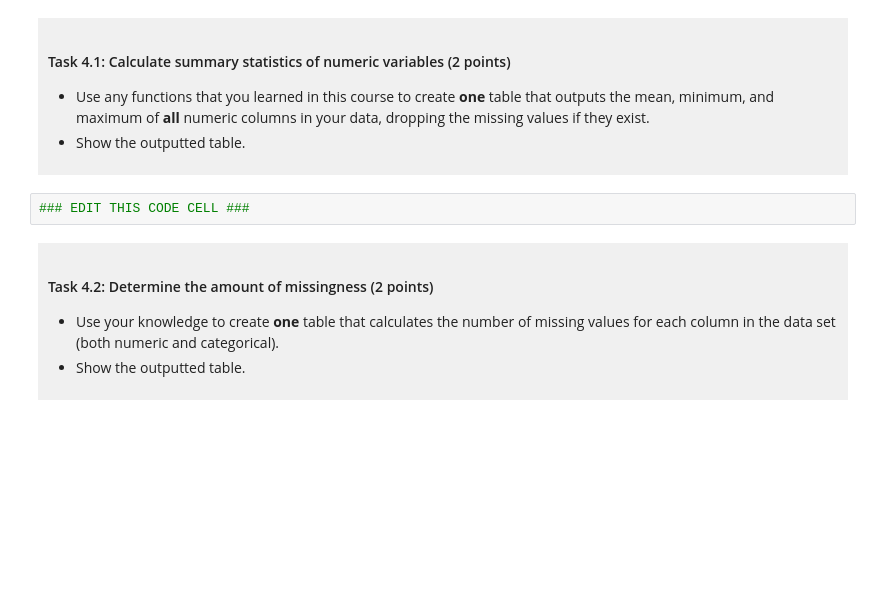
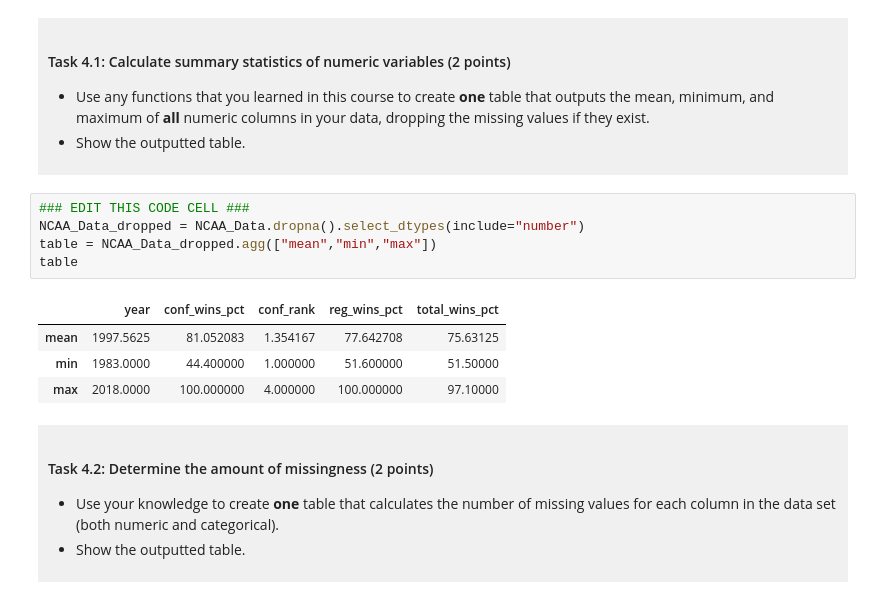
Before and after one commit to rlee513/dsci-100-project-ryan-lee, a Jupyter notebook: dsci-100-project-notebook.ipynb, the cells around one changed output. Saved outputs shown, nothing was run; the diff lists cells and outputs as text; blank space fills up the shorter version.

```diff
--- a/dsci-100-project-notebook.ipynb
+++ b/dsci-100-project-notebook.ipynb
@@ -241,6 +241,14 @@ You will refine your research question (if needed) and produce a tidy data set.
 </div>
 # %%
 ### EDIT THIS CODE CELL ###
+NCAA_Data_dropped = NCAA_Data.dropna().select_dtypes(include="number")
+table = NCAA_Data_dropped.agg(["mean","min","max"])
+table
+# %% [output]
+|  | year | conf_wins_pct | conf_rank | reg_wins_pct | total_wins_pct |
+| mean | 1997.5625 | 81.052083 | 1.354167 | 77.642708 | 75.63125 |
+| min | 1983.0000 | 44.400000 | 1.000000 | 51.600000 | 51.50000 |
+| max | 2018.0000 | 100.000000 | 4.000000 | 100.000000 | 97.10000 |
 # %% [markdown]
 <div style="background-color: #f0f0f0; padding: 10px;">
 
```
Also changed, not shown: parts of 9 cells of this notebook.
